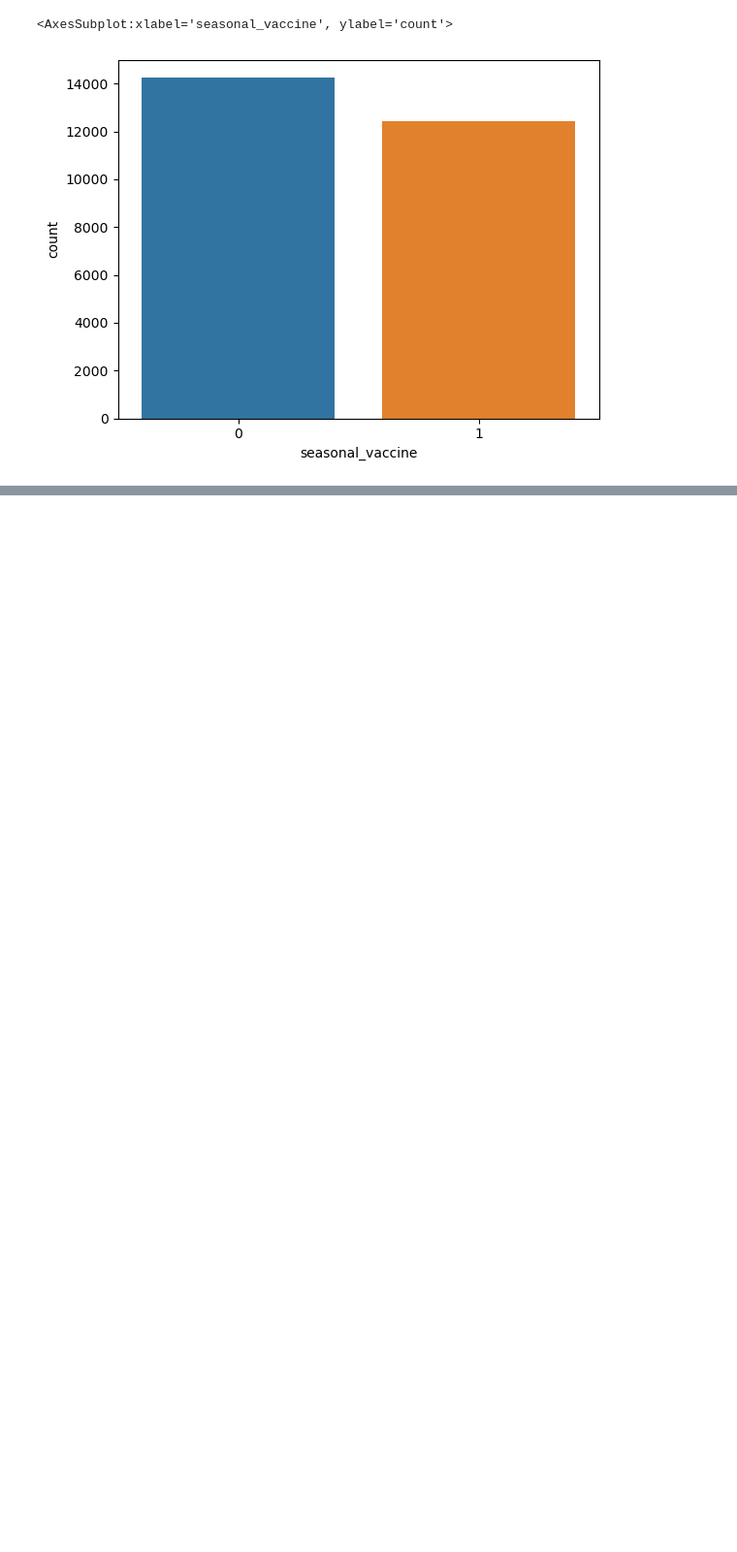
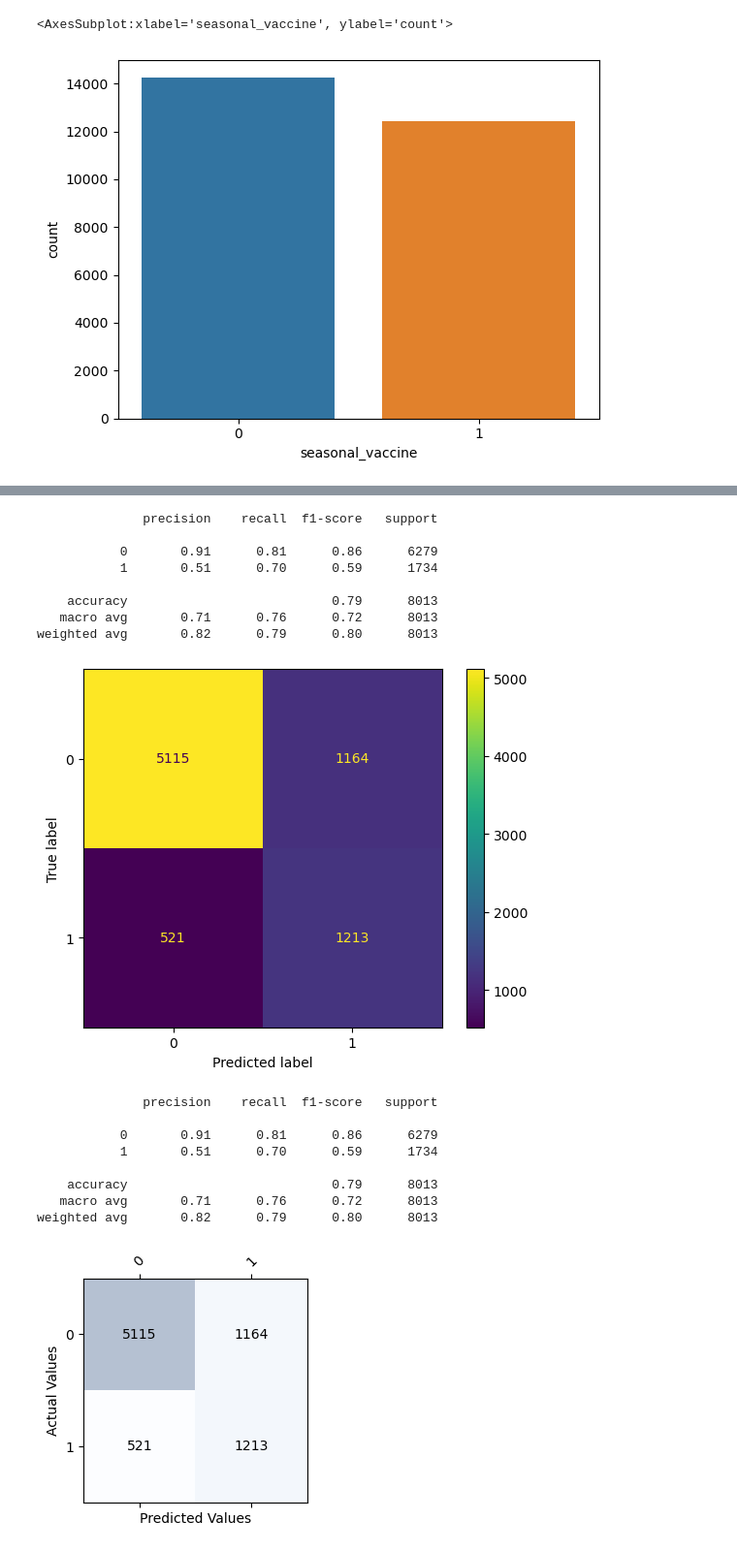
Before and after one commit to wangkai-yz/DMA, a Jupyter notebook: code/CourseWork2.ipynb, the cells around one changed output, grey strips where cells are left out. Shown: that part at 97% size. Cells and saved outputs as stored; diff of their text form; code cells hidden in the pictures; blank space fills up the shorter version.

```diff
--- a/code/CourseWork2.ipynb
+++ b/code/CourseWork2.ipynb
@@ -223,0 +377,44 @@ df_tmp
+# %%
+cm = confusion_matrix(y_test, y_pred_h1n1,labels=model_h1n1.classes_)
+
+disp = ConfusionMatrixDisplay(confusion_matrix=cm, display_labels=model_h1n1.classes_)
+disp.plot()
+print(classification_report(y_test, y_pred_h1n1))
+plt.show()
+
+
+# Plot confusion matrix,
+fig, ax = plt.subplots(figsize=(3, 3))
+ax.matshow(cm, cmap=plt.cm.Blues, alpha=0.3)
+for i in range(cm.shape[0]):
+    for j in range(cm.shape[1]):
+        ax.text(x=j, y=i,
+            s=cm[i, j],
+            va='center', ha='center')
+
+classes=["0","1"]
+tick_marks = np.arange(len(classes))
+plt.xticks(tick_marks, classes, rotation=45)
+plt.yticks(tick_marks, classes)
+plt.xlabel('Predicted Values', )
+plt.ylabel('Actual Values');
+print(classification_report(y_test, y_pred_h1n1))
+# %% [output]
+              precision    recall  f1-score   support
+
+           0       0.91      0.81      0.86      6279
+           1       0.51      0.70      0.59      1734
+
+    accuracy                           0.79      8013
+   macro avg       0.71      0.76      0.72      8013
+weighted avg       0.82      0.79      0.80      8013
+[figure, added]
+              precision    recall  f1-score   support
+
+           0       0.91      0.81      0.86      6279
+           1       0.51      0.70      0.59      1734
+
+    accuracy                           0.79      8013
+   macro avg       0.71      0.76      0.72      8013
+weighted avg       0.82      0.79      0.80      8013
+[figure, added]
```
Also changed, not shown: parts of 98 cells of this notebook.
